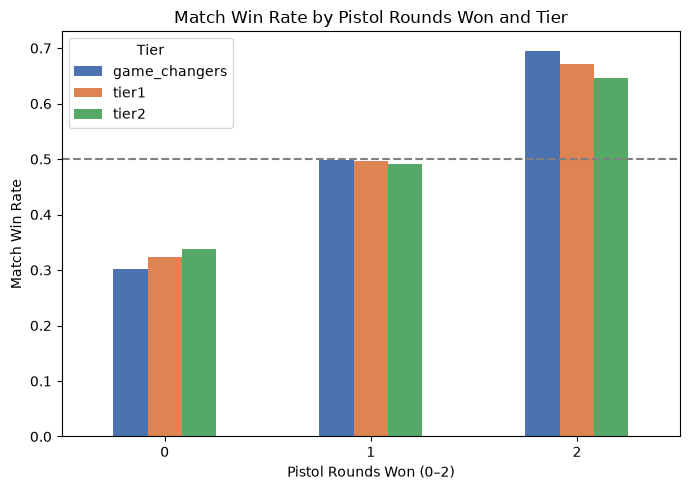
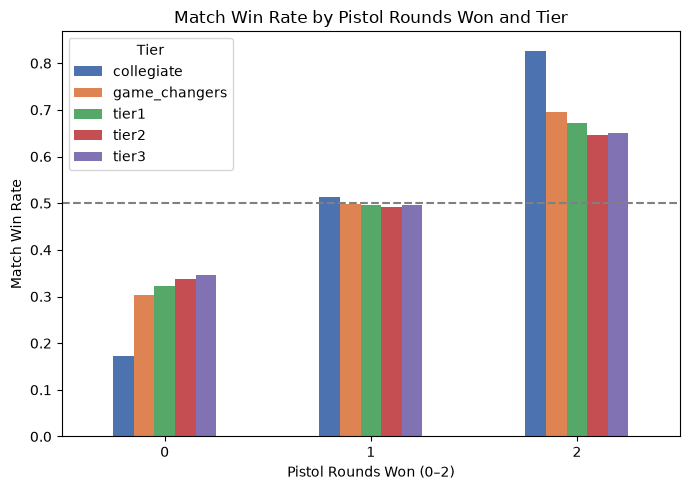
The change to this notebook cell's code, shown as a diff; its figure went from the first image to the second:
--- before
+++ after
@@ -5,5 +5,5 @@
 
 fig, ax = plt.subplots(figsize=(7,5))
-pistol_wr.T.plot(kind='bar', ax=ax, color=['#4C72B0','#DD8452','#55A868'])
+pistol_wr.T.plot(kind='bar', ax=ax, color=['#4C72B0','#DD8452','#55A868','#C44E52','#8172B3'])
 ax.set_title('Match Win Rate by Pistol Rounds Won and Tier')
 ax.set_xlabel('Pistol Rounds Won (0–2)')

Commit: add more tiers, offseason analysis